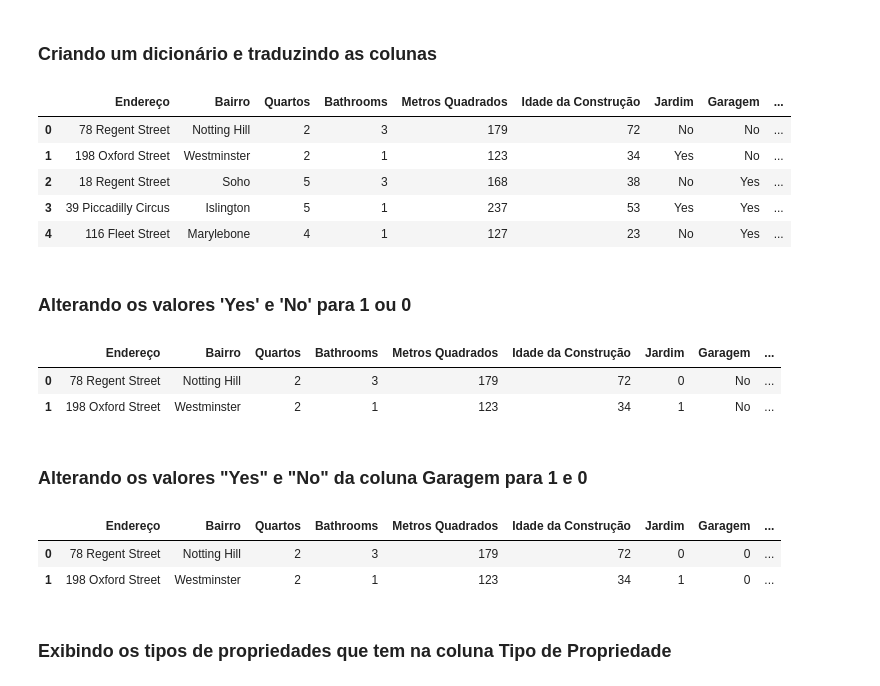
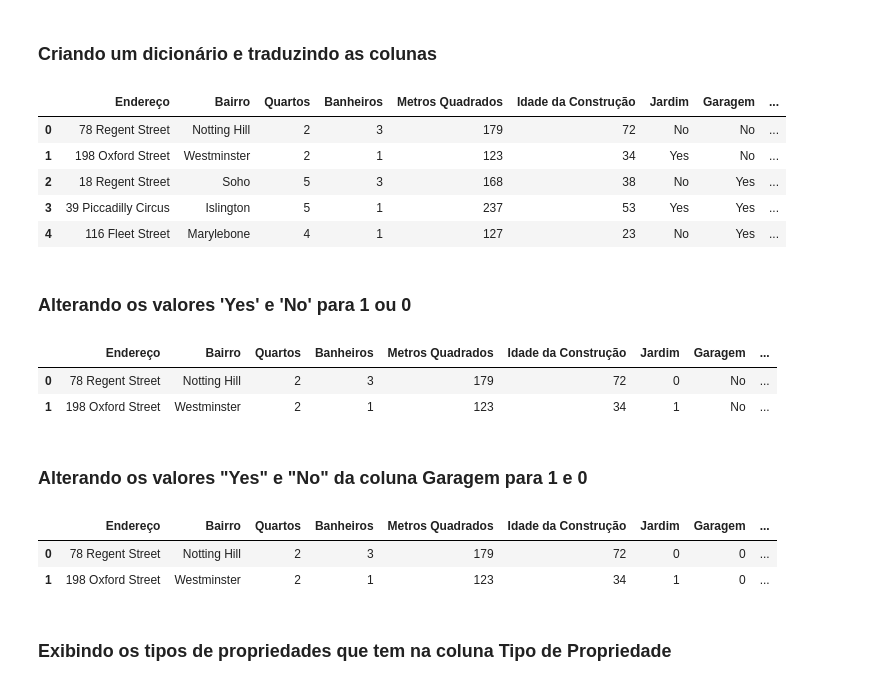
Before and after one commit to gblsouza8/AnaliseCasasEmLondres, a Jupyter notebook: notebook.ipynb, the cells around one changed output. Drawn from its saved outputs; the diff is of its cells as text; code cells hidden in the pictures.

```diff
--- a/notebook.ipynb
+++ b/notebook.ipynb
@@ -73,27 +73,28 @@ Index(['Address', 'Neighborhood', 'Bedrooms', 'Bathrooms', 'Square Meters',
 # %%
 novos_nomes = {
     'Address': 'Endereço',
     'Neighborhood': 'Bairro',
     'Bedrooms': 'Quartos',
+    'Bathrooms': 'Banheiros',
     'Square Meters': 'Metros Quadrados',
     'Building Age': 'Idade da Construção',
     'Garden': 'Jardim',
     'Garage': 'Garagem',
     'Floors': 'Andares',
     'Property Type': 'Tipo de Propriedade',
     'Heating Type': 'Tipo de Aquecimento',
     'Balcony': 'Sacada',
     'Interior Style': 'Estilo do Interior',
     'View': 'Vista',
     'Materials': 'Materiais',
     'Building Status': 'Status da Construção',
     'Price (£)': "Preço (em euros)"
 }
 
 df.rename(columns=novos_nomes, inplace=True)
 df.head()
 # %% [output]
-|  | Endereço | Bairro | Quartos | Bathrooms | Metros Quadrados | Idade da Construção | Jardim | Garagem | ... |
+|  | Endereço | Bairro | Quartos | Banheiros | Metros Quadrados | Idade da Construção | Jardim | Garagem | ... |
 | 0 | 78 Regent Street | Notting Hill | 2 | 3 | 179 | 72 | No | No | ... |
 | 1 | 198 Oxford Street | Westminster | 2 | 1 | 123 | 34 | Yes | No | ... |
 | 2 | 18 Regent Street | Soho | 5 | 3 | 168 | 38 | No | Yes | ... |
@@ -106,7 +107,7 @@ df['Jardim'] = df['Jardim'].map({'Yes': 1, 'No': 0})
 # %%
 df.head(2)
 # %% [output]
-|  | Endereço | Bairro | Quartos | Bathrooms | Metros Quadrados | Idade da Construção | Jardim | Garagem | ... |
+|  | Endereço | Bairro | Quartos | Banheiros | Metros Quadrados | Idade da Construção | Jardim | Garagem | ... |
 | 0 | 78 Regent Street | Notting Hill | 2 | 3 | 179 | 72 | 0 | No | ... |
 | 1 | 198 Oxford Street | Westminster | 2 | 1 | 123 | 34 | 1 | No | ... |
 # %% [markdown]
@@ -115,7 +116,7 @@ df.head(2)
 df['Garagem'] = df['Garagem'].map({'Yes': 1, 'No': 0})
 df.head(2)
 # %% [output]
-|  | Endereço | Bairro | Quartos | Bathrooms | Metros Quadrados | Idade da Construção | Jardim | Garagem | ... |
+|  | Endereço | Bairro | Quartos | Banheiros | Metros Quadrados | Idade da Construção | Jardim | Garagem | ... |
 | 0 | 78 Regent Street | Notting Hill | 2 | 3 | 179 | 72 | 0 | 0 | ... |
 | 1 | 198 Oxford Street | Westminster | 2 | 1 | 123 | 34 | 1 | 0 | ... |
 # %% [markdown]
```
Also changed, not shown: parts of 26 cells of this notebook.
